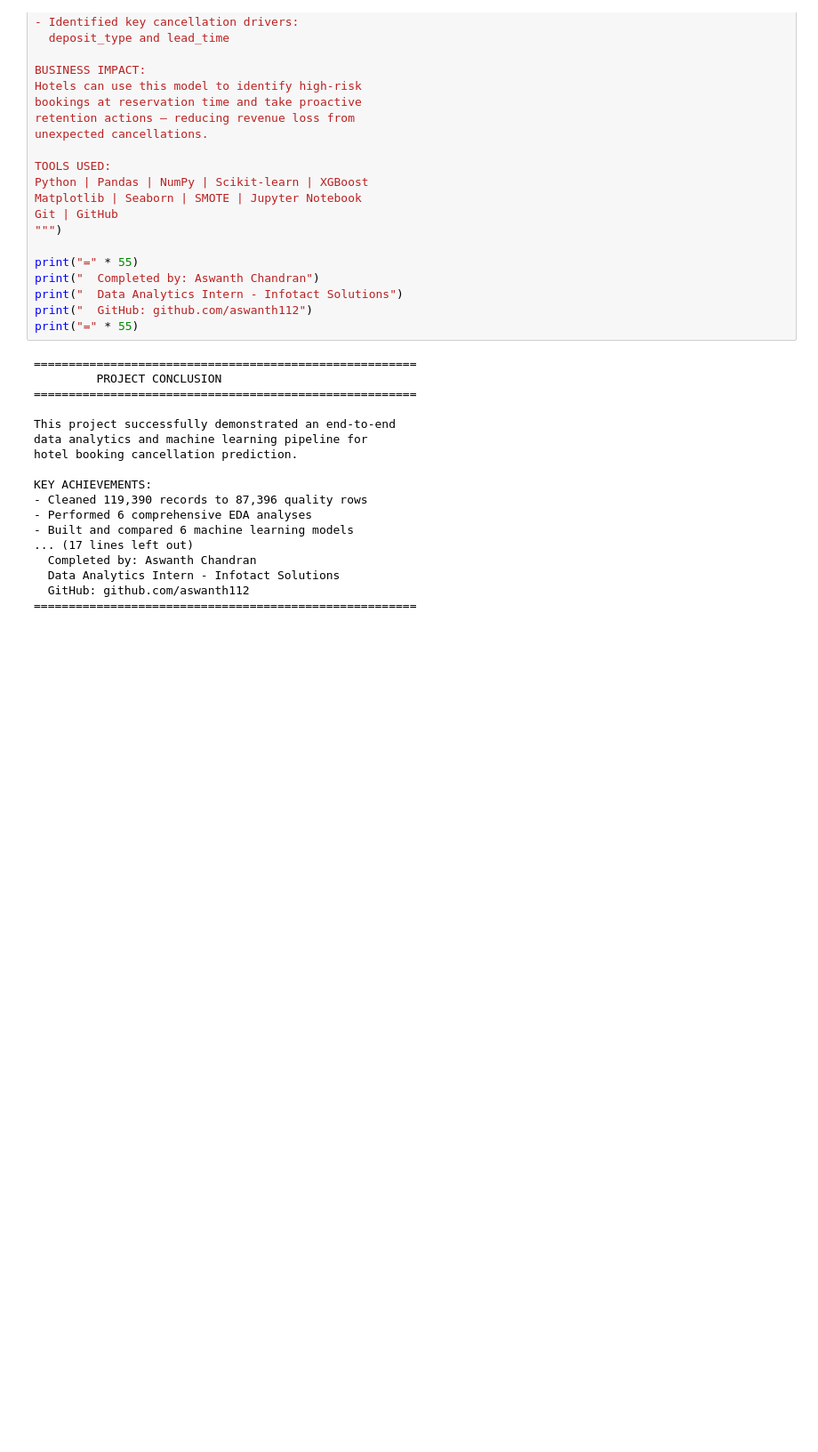
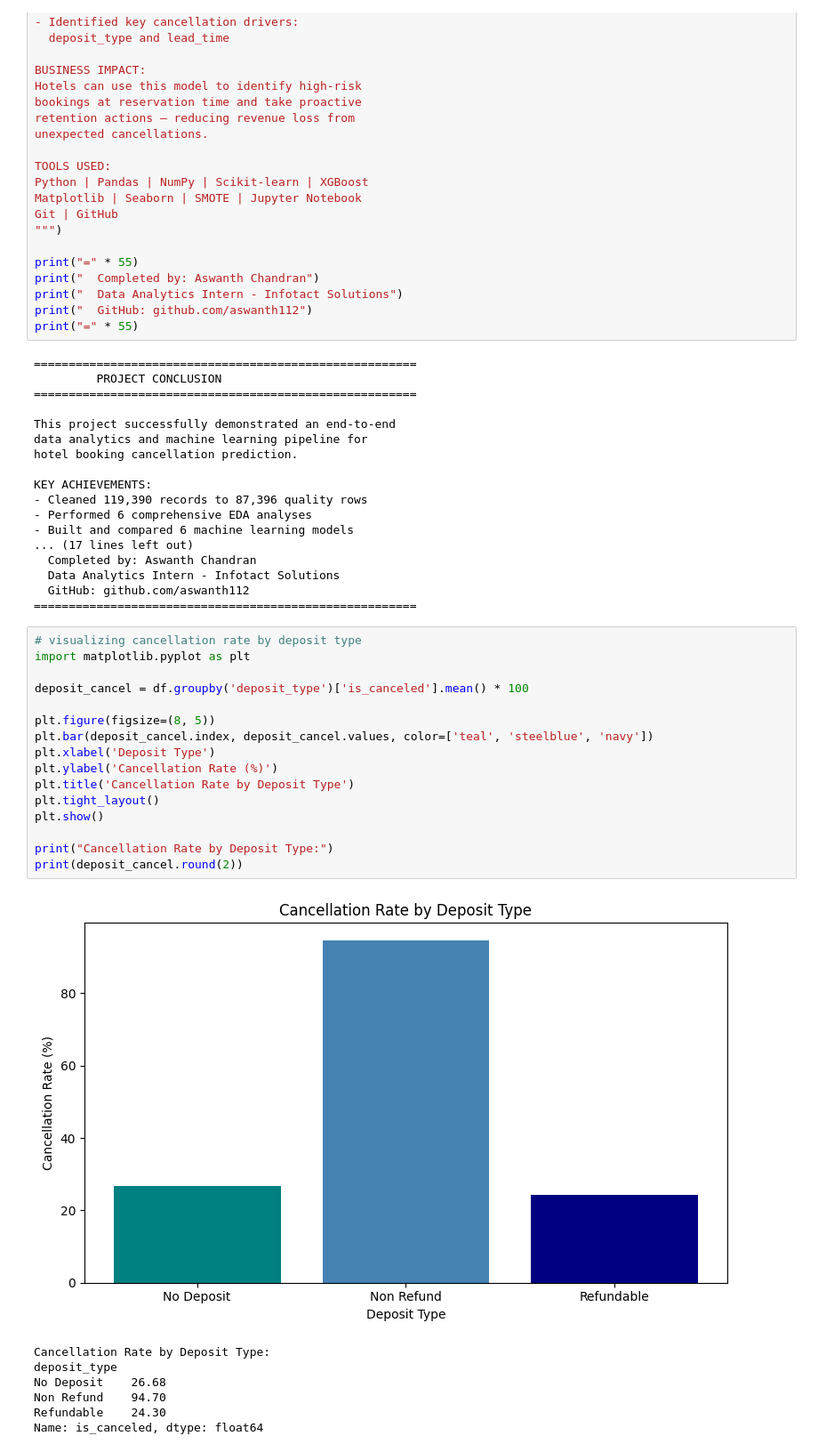
Before and after one commit to aswanth112/travel-hospitality-churn-analytics, a Jupyter notebook: week1_data_cleaning.ipynb, the cells around one changed output. Shown at 89% size. Saved outputs shown, nothing was run; the diff lists cells and outputs as text; blank space fills up the shorter version.

Commit message:
eda: visualized cancellation rate by deposit type

```diff
--- a/week1_data_cleaning.ipynb
+++ b/week1_data_cleaning.ipynb
@@ -891,3 +891,27 @@ KEY ACHIEVEMENTS:
   Data Analytics Intern - Infotact Solutions
   GitHub: github.com/aswanth112
 =======================================================
+# %%
+# visualizing cancellation rate by deposit type
+import matplotlib.pyplot as plt
+
+deposit_cancel = df.groupby('deposit_type')['is_canceled'].mean() * 100
+
+plt.figure(figsize=(8, 5))
+plt.bar(deposit_cancel.index, deposit_cancel.values, color=['teal', 'steelblue', 'navy'])
+plt.xlabel('Deposit Type')
+plt.ylabel('Cancellation Rate (%)')
+plt.title('Cancellation Rate by Deposit Type')
+plt.tight_layout()
+plt.show()
+
+print("Cancellation Rate by Deposit Type:")
+print(deposit_cancel.round(2))
+# %% [output]
+[figure, added]
+Cancellation Rate by Deposit Type:
+deposit_type
+No Deposit    26.68
+Non Refund    94.70
+Refundable    24.30
+Name: is_canceled, dtype: float64
```
